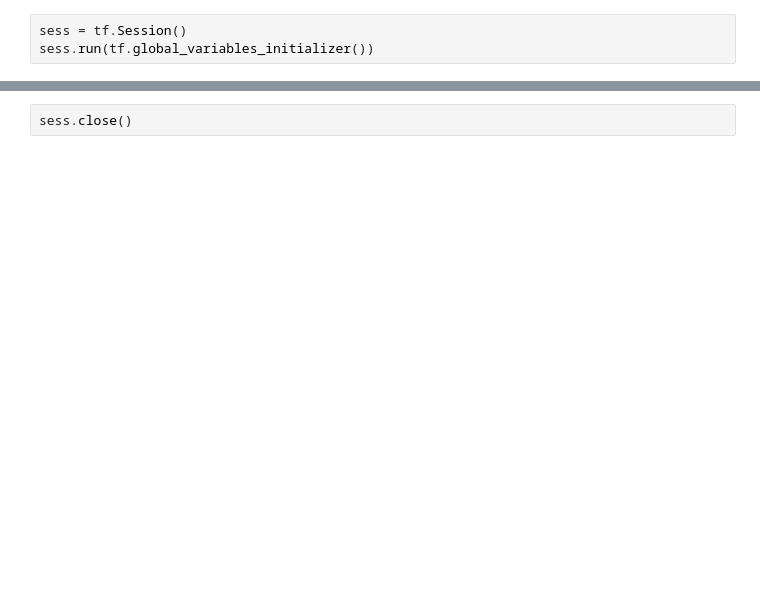
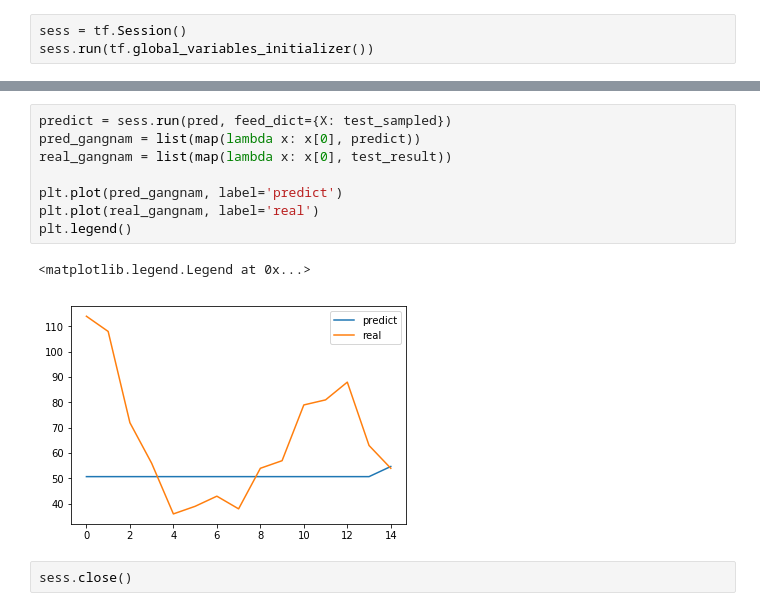
Before and after one commit to revsic/FineDustPrediction, a Jupyter notebook: Notebook.ipynb, the cells around one changed output, grey strips where cells are left out. Saved outputs shown, nothing was run; the diff lists cells and outputs as text; blank space fills up the shorter version.

Commit message:
Add predicting test

```diff
--- a/Notebook.ipynb
+++ b/Notebook.ipynb
@@ -130,2 +190,13 @@ plt.plot(d_loss)
+# %%
+predict = sess.run(pred, feed_dict={X: test_sampled})
+pred_gangnam = list(map(lambda x: x[0], predict))
+real_gangnam = list(map(lambda x: x[0], test_result))
+
+plt.plot(pred_gangnam, label='predict')
+plt.plot(real_gangnam, label='real')
+plt.legend()
+# %% [output]
+<matplotlib.legend.Legend at 0x...>
+[figure, added]
 # %%
 sess.close()
```
Also changed, not shown: parts of 15 cells of this notebook, 1 other file.
